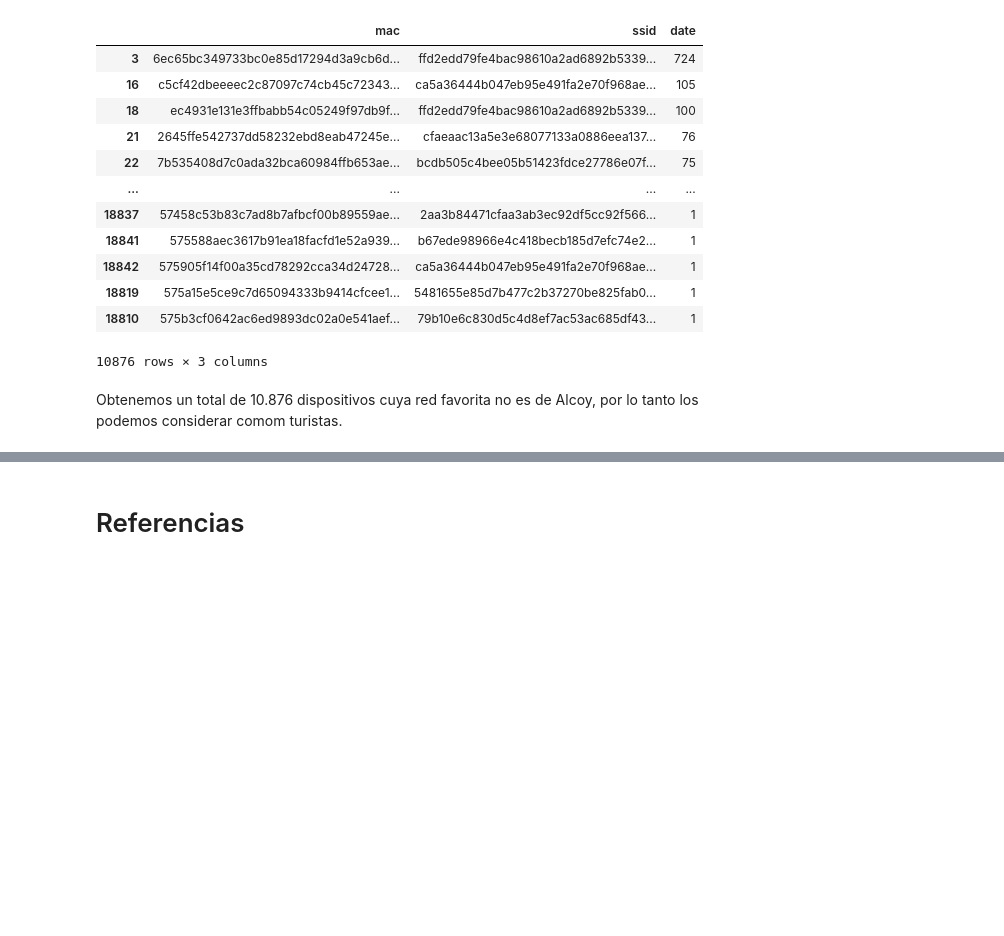
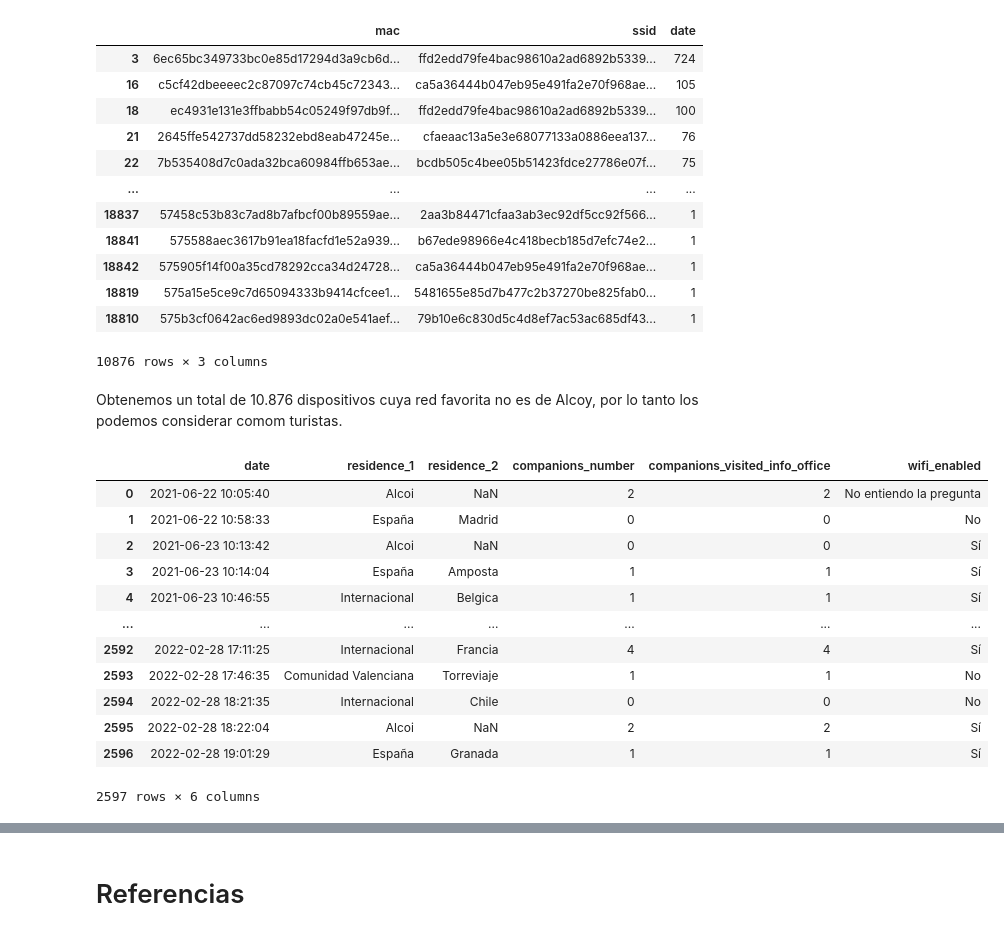
Before and after one commit to luperezsal/AlcoiTourist, a Jupyter notebook: Proyecto3_2.ipynb, the cells around one changed output, grey strips where cells are left out. Drawn from its saved outputs; the diff is of its cells as text; code cells hidden in the pictures; blank space fills up the shorter version.

```diff
--- a/Proyecto3_2.ipynb
+++ b/Proyecto3_2.ipynb
@@ -161,5 +161,28 @@ sorted_macs
 | 18819 | 575a15e5ce9c7d65094333b9414cfcee1... | 5481655e85d7b477c2b37270be825fab0... | 1 |
 | 18810 | 575b3cf0642ac6ed9893dc02a0e541aef... | 79b10e6c830d5c4d8ef7ac53ac685df43... | 1 |
 10876 rows × 3 columns
-# %% [markdown]
-Obtenemos un total de 10.876 dispositivos cuya red favorita no es de Alcoy, por lo tanto los podemos considerar comom turistas.
+# %% [markdown]
+Obtenemos un total de 10.876 dispositivos cuya red favorita no es de Alcoy, por lo tanto los podemos considerar comom turistas.
+# %%
+COLUMNS_RENAMED = ['date', 'residence_1', 'residence_2', 'companions_number', 'companions_visited_info_office', 'wifi_enabled']
+
+
+quiz_df.columns = COLUMNS_RENAMED
+quiz_df['date'] = pd.to_datetime(quiz_df['date'], infer_datetime_format = True)
+quiz_df['residence_2'] = quiz_df['residence_2'].str.strip()
+
+quiz_df
+# %% [output]
+|  | date | residence_1 | residence_2 | companions_number | companions_visited_info_office | wifi_enabled |
+| 0 | 2021-06-22 10:05:40 | Alcoi | NaN | 2 | 2 | No entiendo la pregunta |
+| 1 | 2021-06-22 10:58:33 | España | Madrid | 0 | 0 | No |
+| 2 | 2021-06-23 10:13:42 | Alcoi | NaN | 0 | 0 | Sí |
+| 3 | 2021-06-23 10:14:04 | España | Amposta | 1 | 1 | Sí |
+| 4 | 2021-06-23 10:46:55 | Internacional | Belgica | 1 | 1 | Sí |
+| ... | ... | ... | ... | ... | ... | ... |
+| 2592 | 2022-02-28 17:11:25 | Internacional | Francia | 4 | 4 | Sí |
+| 2593 | 2022-02-28 17:46:35 | Comunidad Valenciana | Torreviaje | 1 | 1 | No |
+| 2594 | 2022-02-28 18:21:35 | Internacional | Chile | 0 | 0 | No |
+| 2595 | 2022-02-28 18:22:04 | Alcoi | NaN | 2 | 2 | Sí |
+| 2596 | 2022-02-28 19:01:29 | España | Granada | 1 | 1 | Sí |
+2597 rows × 6 columns
```
Also changed, not shown: parts of 5 cells of this notebook.
